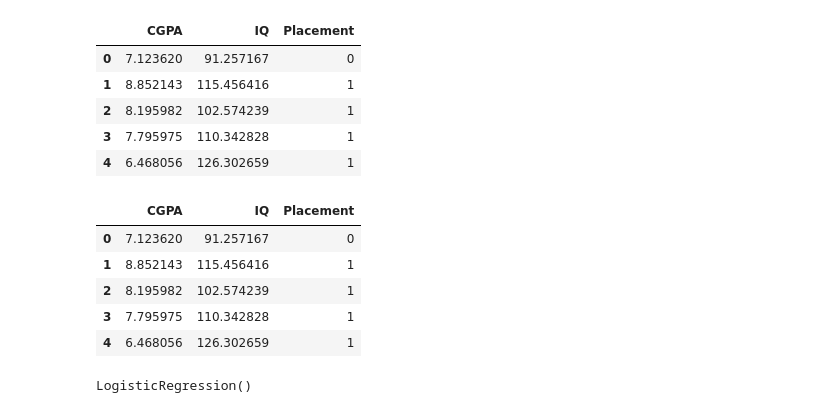
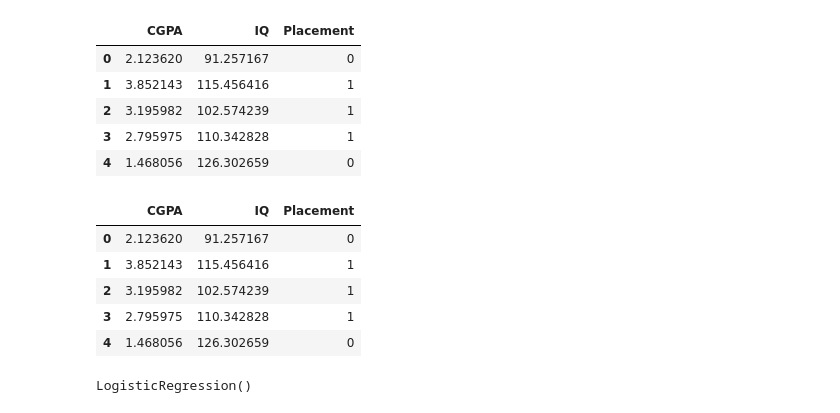
Before and after one commit to MuhammadFarhan96/AiML-Project, a Jupyter notebook: pra_of_ml.ipynb, the cells around one changed output. Saved outputs shown, nothing was run; the diff lists cells and outputs as text; code cells hidden in the pictures.

```diff
--- a/pra_of_ml.ipynb
+++ b/pra_of_ml.ipynb
@@ -8,31 +10,31 @@ from sklearn.linear_model import LogisticRegression
 from sklearn.metrics import accuracy_score
 # %%
 np.random.seed(42)
-cgpa = np.random.uniform(6, 9, 100)
+cgpa = np.random.uniform(1.0, 4.0, 100)
 iq = np.random.uniform(90, 130, 100)
 # %%
-placement = (0.6 * cgpa + 0.4 * (iq/10) > 8.5).astype(int)
+placement = (0.7 * cgpa + 0.3 * (iq/40) > 2.5).astype(int)
 
 df = pd.DataFrame({'CGPA': cgpa, 'IQ': iq, 'Placement': placement})
 df.head()
 # %% [output]
 |  | CGPA | IQ | Placement |
-| 0 | 7.123620 | 91.257167 | 0 |
-| 1 | 8.852143 | 115.456416 | 1 |
-| 2 | 8.195982 | 102.574239 | 1 |
-| 3 | 7.795975 | 110.342828 | 1 |
-| 4 | 6.468056 | 126.302659 | 1 |
+| 0 | 2.123620 | 91.257167 | 0 |
+| 1 | 3.852143 | 115.456416 | 1 |
+| 2 | 3.195982 | 102.574239 | 1 |
+| 3 | 2.795975 | 110.342828 | 1 |
+| 4 | 1.468056 | 126.302659 | 0 |
 # %%
 X = df[['CGPA', 'IQ']]
 y = df['Placement']
 df.head()
 # %% [output]
 |  | CGPA | IQ | Placement |
-| 0 | 7.123620 | 91.257167 | 0 |
-| 1 | 8.852143 | 115.456416 | 1 |
-| 2 | 8.195982 | 102.574239 | 1 |
-| 3 | 7.795975 | 110.342828 | 1 |
-| 4 | 6.468056 | 126.302659 | 1 |
+| 0 | 2.123620 | 91.257167 | 0 |
+| 1 | 3.852143 | 115.456416 | 1 |
+| 2 | 3.195982 | 102.574239 | 1 |
+| 3 | 2.795975 | 110.342828 | 1 |
+| 4 | 1.468056 | 126.302659 | 0 |
 # %%
 X_train, X_test, y_train, y_test = train_test_split(X, y, test_size=0.2)
 # %%
```
Also changed, not shown: parts of 3 cells of this notebook.
